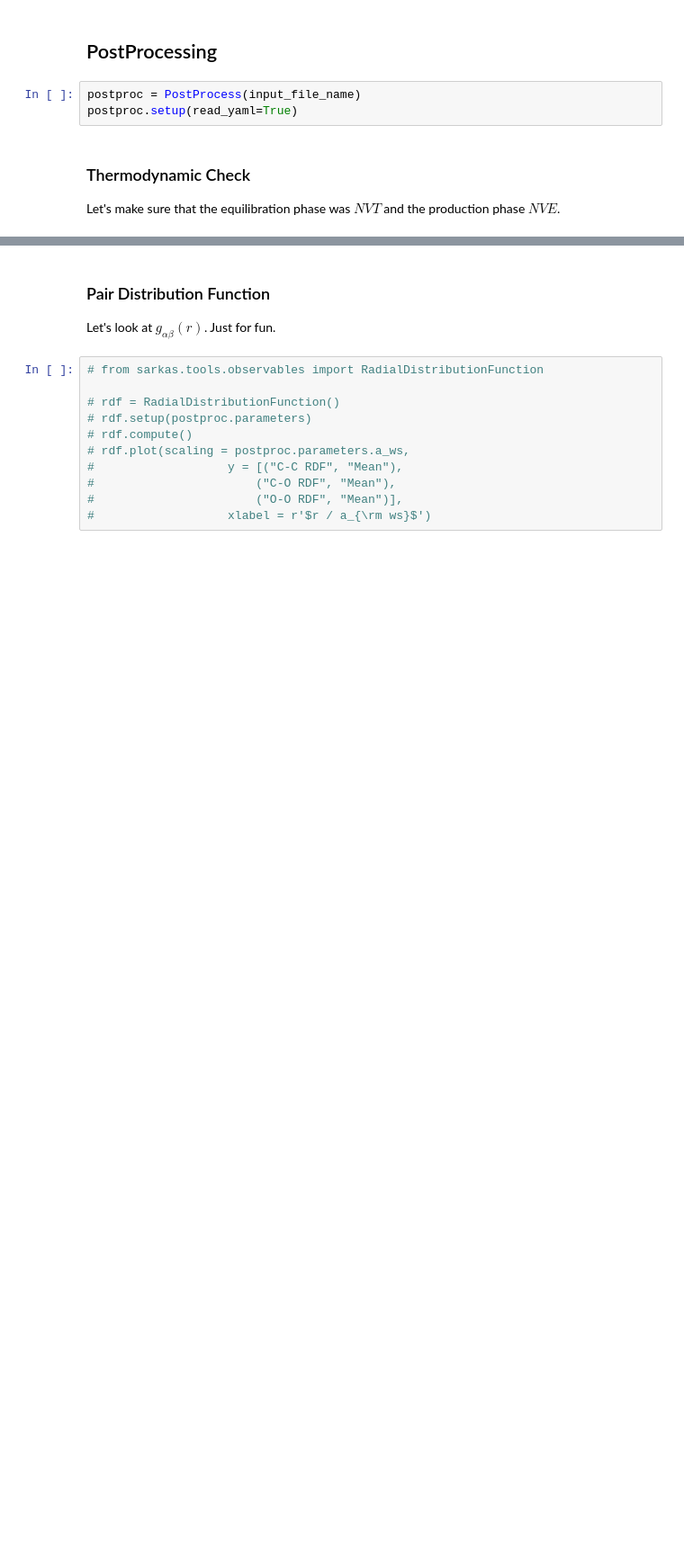
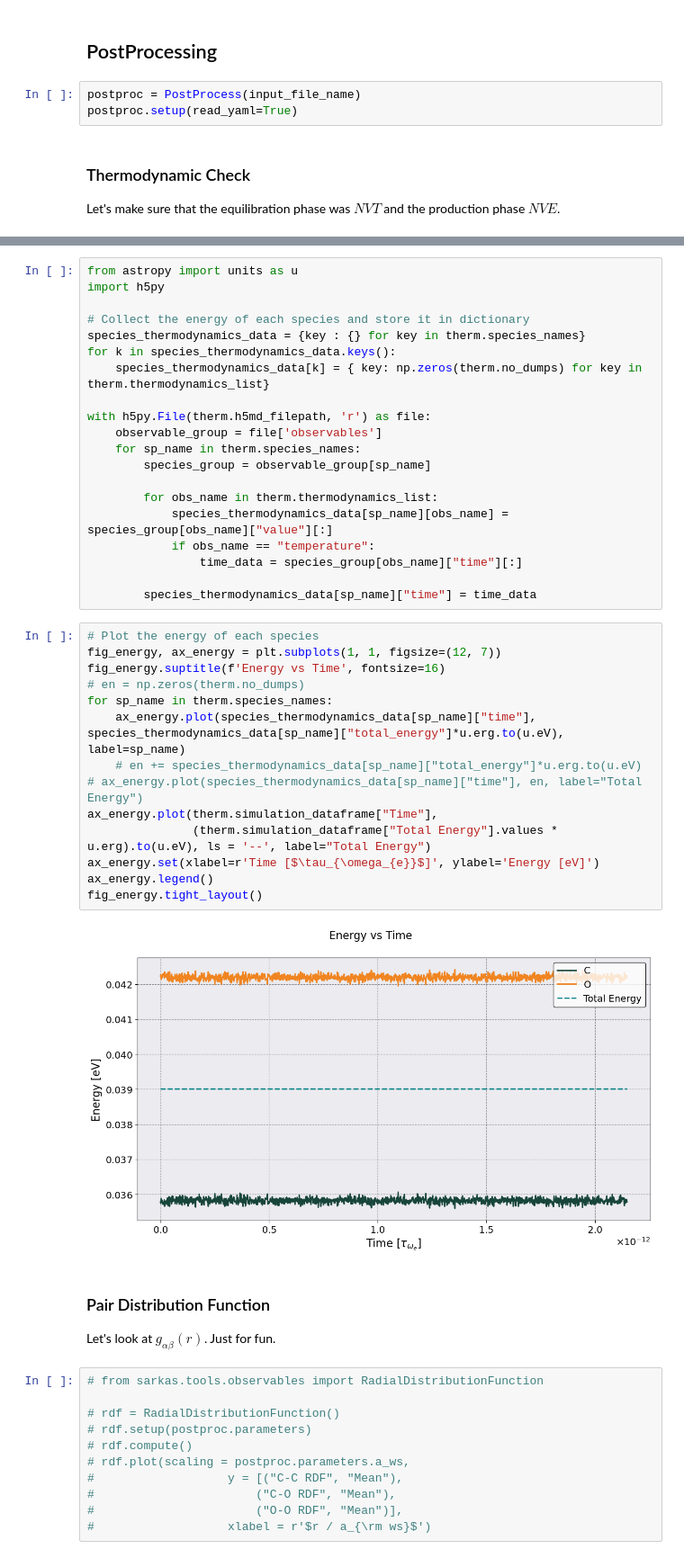
Before and after one commit to lucianogsilvestri/sarkas, a Jupyter notebook: docs/examples/BYM/BYM_Dynamics.ipynb, the cells around one changed output, grey strips where cells are left out. Shown: that part at 90% size. Saved outputs shown, nothing was run; the diff lists cells and outputs as text; blank space fills up the shorter version.

```diff
--- a/docs/examples/BYM/BYM_Dynamics.ipynb
+++ b/docs/examples/BYM/BYM_Dynamics.ipynb
@@ -44,3 +57,39 @@ Let's make sure that the equilibration phase was $NVT$ and the production phase
+# %%
+from astropy import units as u
+import h5py
+
+# Collect the energy of each species and store it in dictionary
+species_thermodynamics_data = {key : {} for key in therm.species_names}
+for k in species_thermodynamics_data.keys():
+    species_thermodynamics_data[k] = { key: np.zeros(therm.no_dumps) for key in therm.thermodynamics_list}
+
+with h5py.File(therm.h5md_filepath, 'r') as file:
+    observable_group = file['observables']
+    for sp_name in therm.species_names:
+        species_group = observable_group[sp_name]
+
+        for obs_name in therm.thermodynamics_list:
+            species_thermodynamics_data[sp_name][obs_name] = species_group[obs_name]["value"][:]
+            if obs_name == "temperature":
+                time_data = species_group[obs_name]["time"][:]
+
+        species_thermodynamics_data[sp_name]["time"] = time_data
+# %%
+# Plot the energy of each species
+fig_energy, ax_energy = plt.subplots(1, 1, figsize=(12, 7))
+fig_energy.suptitle(f'Energy vs Time', fontsize=16)
+# en = np.zeros(therm.no_dumps)
+for sp_name in therm.species_names:
+    ax_energy.plot(species_thermodynamics_data[sp_name]["time"], species_thermodynamics_data[sp_name]["total_energy"]*u.erg.to(u.eV), label=sp_name)
+    # en += species_thermodynamics_data[sp_name]["total_energy"]*u.erg.to(u.eV)
+# ax_energy.plot(species_thermodynamics_data[sp_name]["time"], en, label="Total Energy")
+ax_energy.plot(therm.simulation_dataframe["Time"],
+               (therm.simulation_dataframe["Total Energy"].values * u.erg).to(u.eV), ls = '--', label="Total Energy")
+ax_energy.set(xlabel=r'Time [$\tau_{\omega_{e}}$]', ylabel='Energy [eV]')
+ax_energy.legend()
+fig_energy.tight_layout()
+# %% [output]
+[figure, added]
 # %% [markdown]
 ### Pair Distribution Function
 
```
Also changed, not shown: parts of 2 cells of this notebook, 6 other files.
